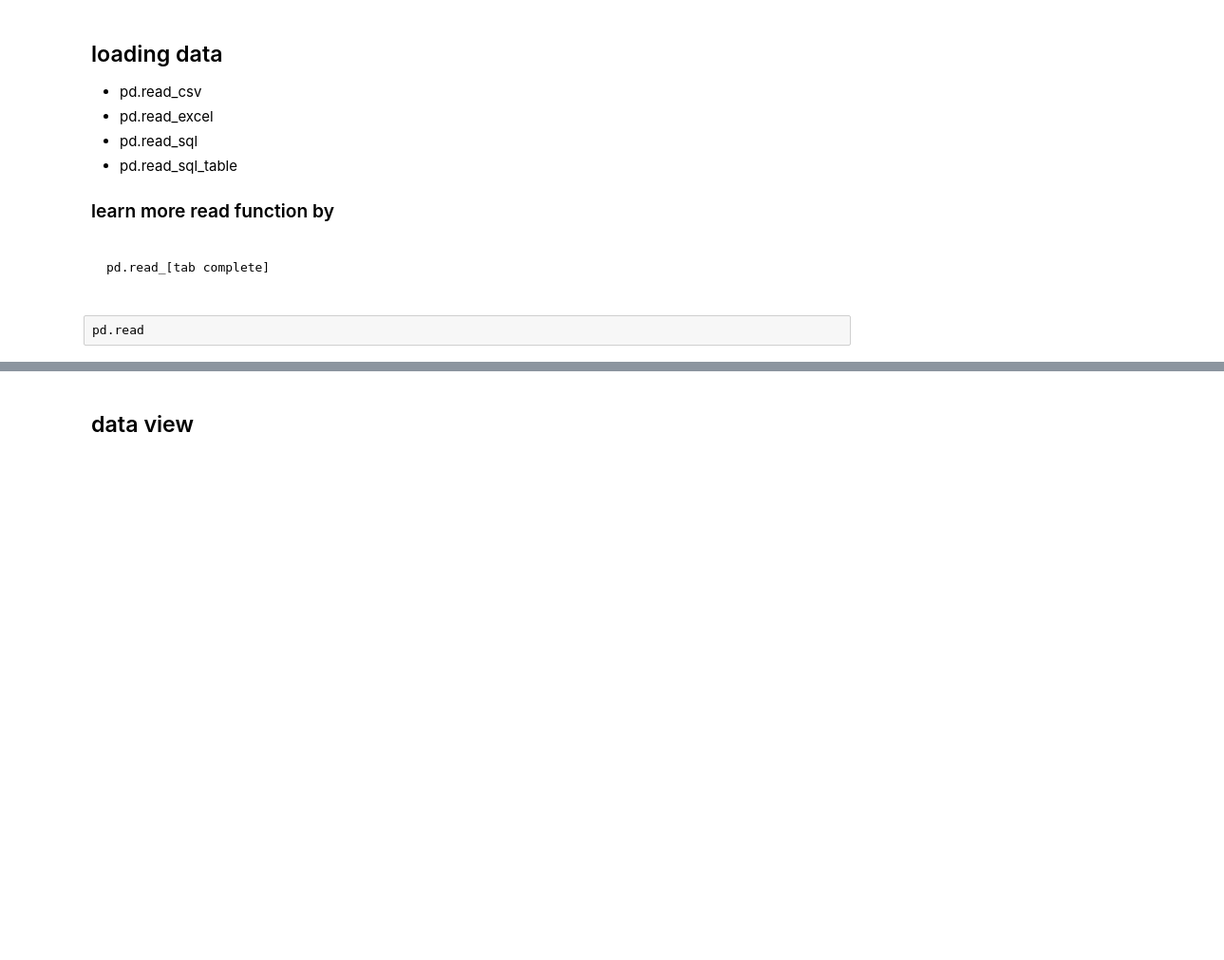
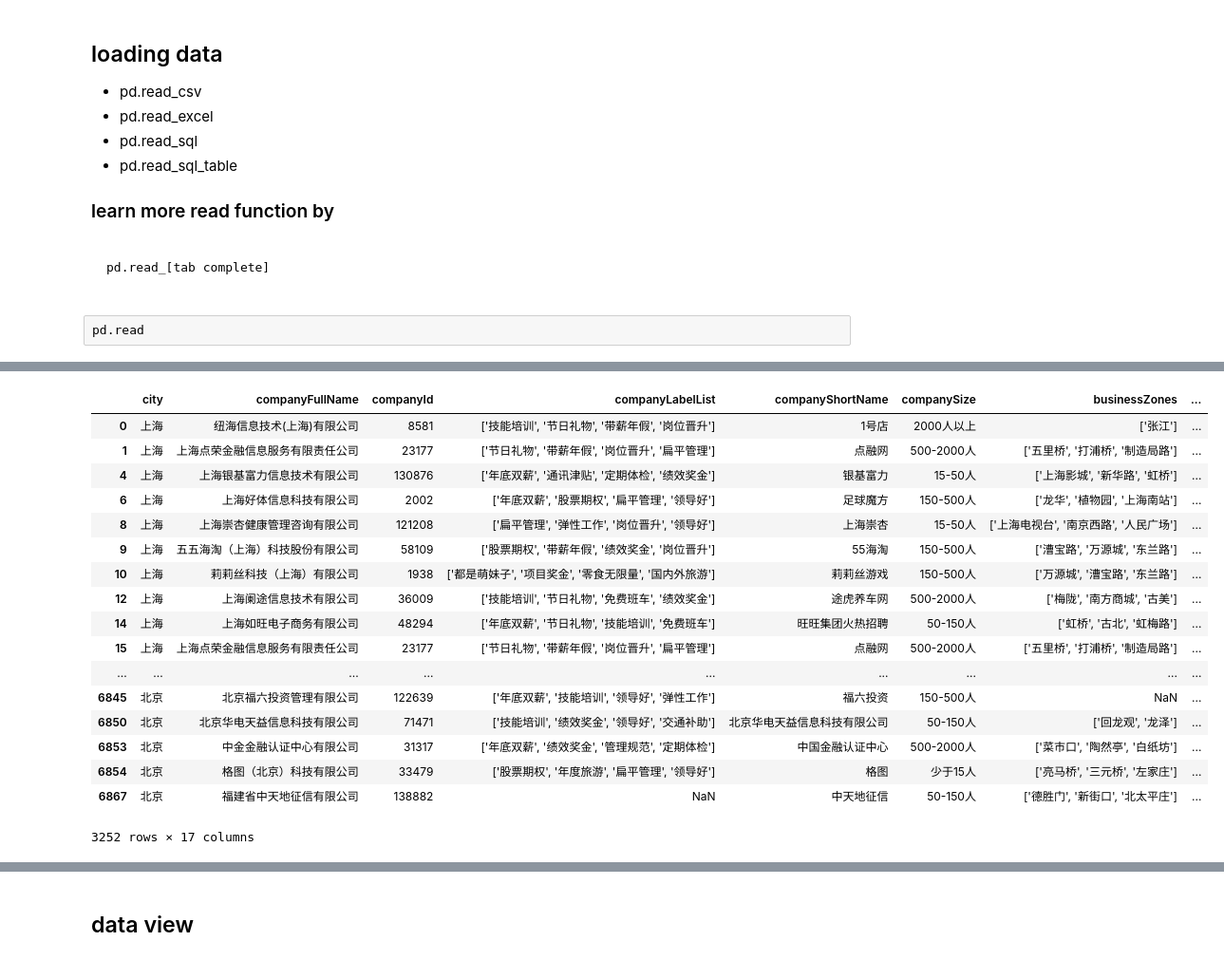
Before and after one commit to tade0726/python_train, a Jupyter notebook: 00.Python and Pandas/12. pandas in action.ipynb, the cells around one changed output, grey strips where cells are left out. Shown at 95% size. Drawn from its saved outputs; the diff is of its cells as text; code cells hidden in the pictures; blank space fills up the shorter version.

```diff
--- a/00.Python and Pandas/12. pandas in action.ipynb
+++ b/00.Python and Pandas/12. pandas in action.ipynb
@@ -56,0 +94,22 @@ df = pd.read_csv('DataAnalyst.csv', encoding='gb2312')
+# %%
+# or
+df[cond1 | cond2]
+# %% [output]
+|  | city | companyFullName | companyId | companyLabelList | companyShortName | companySize | businessZones | ... |
+| 0 | 上海 | 纽海信息技术(上海)有限公司 | 8581 | ['技能培训', '节日礼物', '带薪年假', '岗位晋升'] | 1号店 | 2000人以上 | ['张江'] | ... |
+| 1 | 上海 | 上海点荣金融信息服务有限责任公司 | 23177 | ['节日礼物', '带薪年假', '岗位晋升', '扁平管理'] | 点融网 | 500-2000人 | ['五里桥', '打浦桥', '制造局路'] | ... |
+| 4 | 上海 | 上海银基富力信息技术有限公司 | 130876 | ['年底双薪', '通讯津贴', '定期体检', '绩效奖金'] | 银基富力 | 15-50人 | ['上海影城', '新华路', '虹桥'] | ... |
+| 6 | 上海 | 上海好体信息科技有限公司 | 2002 | ['年底双薪', '股票期权', '扁平管理', '领导好'] | 足球魔方 | 150-500人 | ['龙华', '植物园', '上海南站'] | ... |
+| 8 | 上海 | 上海崇杏健康管理咨询有限公司 | 121208 | ['扁平管理', '弹性工作', '岗位晋升', '领导好'] | 上海崇杏 | 15-50人 | ['上海电视台', '南京西路', '人民广场'] | ... |
+| 9 | 上海 | 五五海淘（上海）科技股份有限公司 | 58109 | ['股票期权', '带薪年假', '绩效奖金', '岗位晋升'] | 55海淘 | 150-500人 | ['漕宝路', '万源城', '东兰路'] | ... |
+| 10 | 上海 | 莉莉丝科技（上海）有限公司 | 1938 | ['都是萌妹子', '项目奖金', '零食无限量', '国内外旅游'] | 莉莉丝游戏 | 150-500人 | ['万源城', '漕宝路', '东兰路'] | ... |
+| 12 | 上海 | 上海阑途信息技术有限公司 | 36009 | ['技能培训', '节日礼物', '免费班车', '绩效奖金'] | 途虎养车网 | 500-2000人 | ['梅陇', '南方商城', '古美'] | ... |
+| 14 | 上海 | 上海如旺电子商务有限公司 | 48294 | ['年底双薪', '节日礼物', '技能培训', '免费班车'] | 旺旺集团火热招聘 | 50-150人 | ['虹桥', '古北', '虹梅路'] | ... |
+| 15 | 上海 | 上海点荣金融信息服务有限责任公司 | 23177 | ['节日礼物', '带薪年假', '岗位晋升', '扁平管理'] | 点融网 | 500-2000人 | ['五里桥', '打浦桥', '制造局路'] | ... |
+| ... | ... | ... | ... | ... | ... | ... | ... | ... |
+| 6845 | 北京 | 北京福六投资管理有限公司 | 122639 | ['年底双薪', '技能培训', '领导好', '弹性工作'] | 福六投资 | 150-500人 | NaN | ... |
+| 6850 | 北京 | 北京华电天益信息科技有限公司 | 71471 | ['技能培训', '绩效奖金', '领导好', '交通补助'] | 北京华电天益信息科技有限公司 | 50-150人 | ['回龙观', '龙泽'] | ... |
+| 6853 | 北京 | 中金金融认证中心有限公司 | 31317 | ['年底双薪', '绩效奖金', '管理规范', '定期体检'] | 中国金融认证中心 | 500-2000人 | ['菜市口', '陶然亭', '白纸坊'] | ... |
+| 6854 | 北京 | 格图（北京）科技有限公司 | 33479 | ['股票期权', '年度旅游', '扁平管理', '领导好'] | 格图 | 少于15人 | ['亮马桥', '三元桥', '左家庄'] | ... |
+| 6867 | 北京 | 福建省中天地征信有限公司 | 138882 | NaN | 中天地征信 | 50-150人 | ['德胜门', '新街口', '北太平庄'] | ... |
+3252 rows × 17 columns
```
Also changed, not shown: parts of 7 cells of this notebook.
